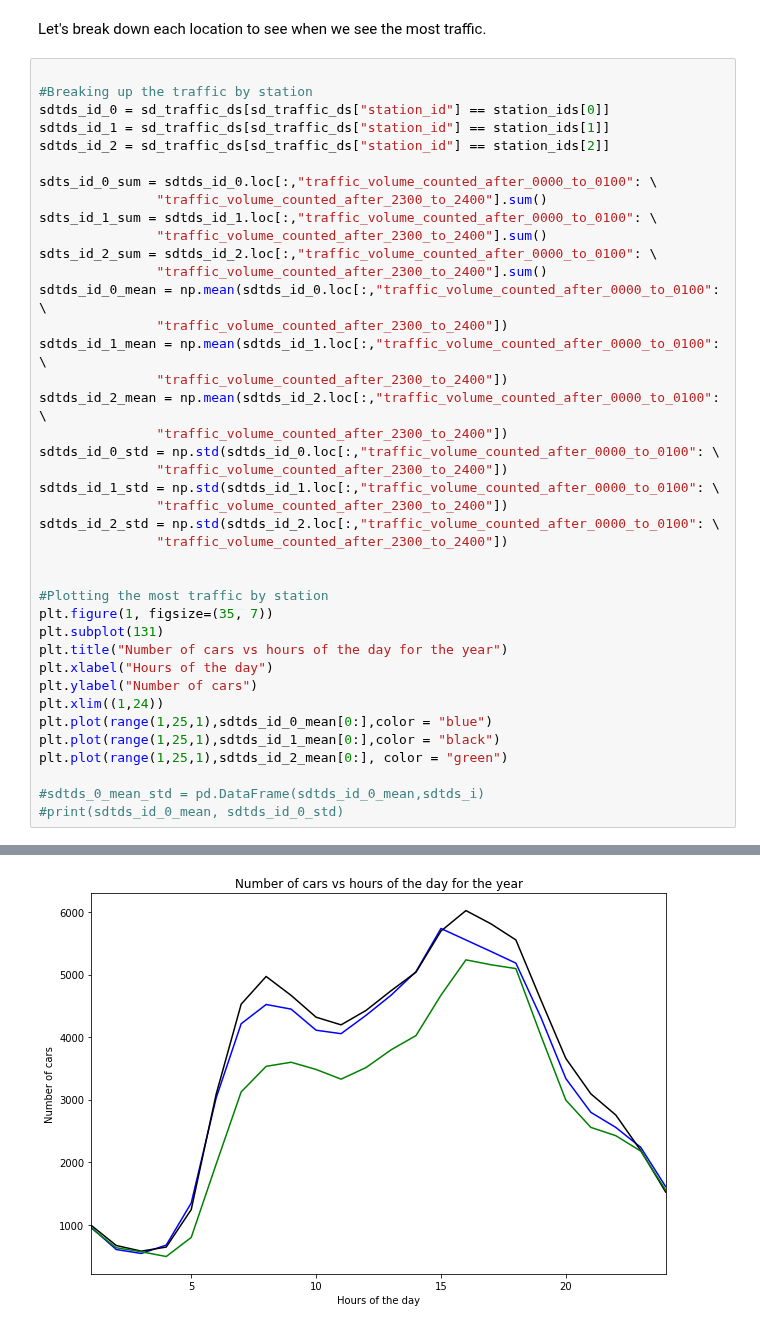
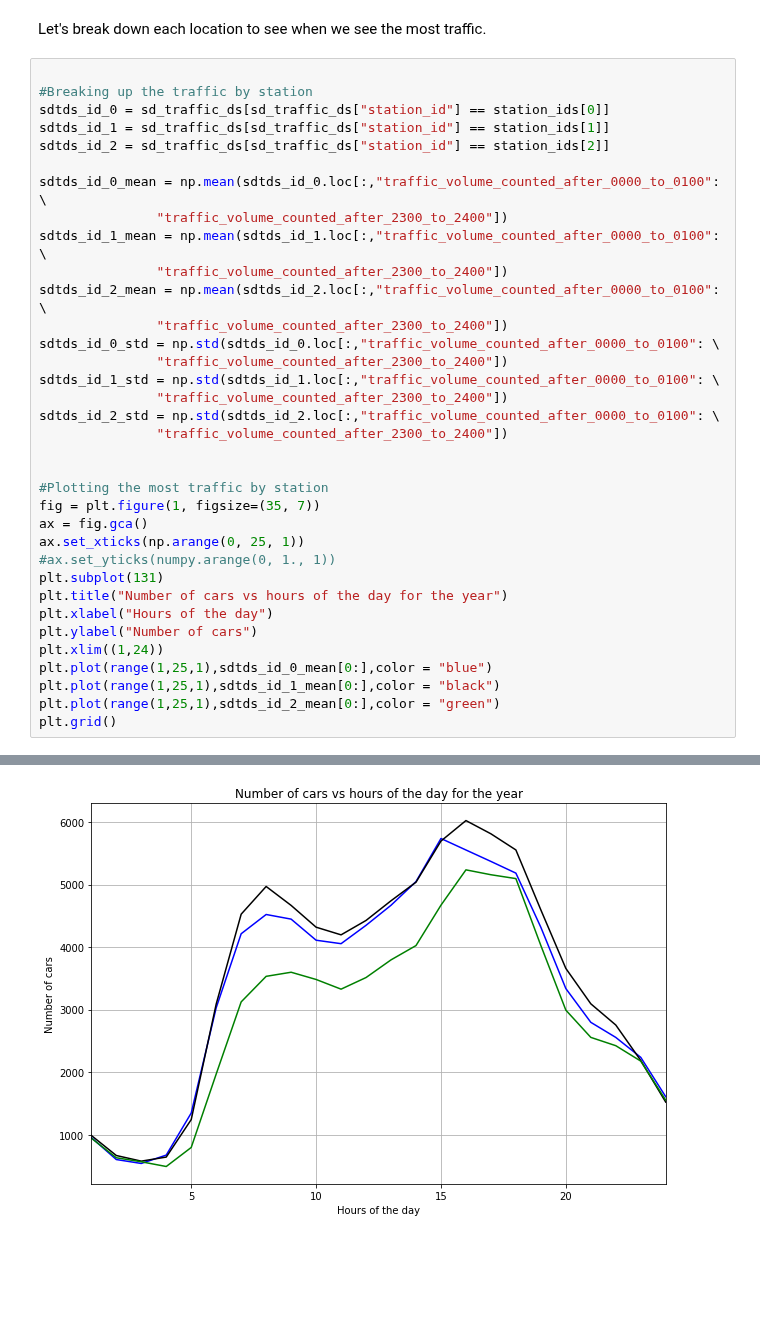
Before and after one commit to BigDataForSanDiego/2019-Team-201, a Jupyter notebook: Traffic/exploration-of-2015-traffic-dataset.ipynb, the cells around one changed output, grey strips where cells are left out. Cells and saved outputs as stored; diff of their text form; blank space fills up the shorter version.

```diff
--- a/Traffic/exploration-of-2015-traffic-dataset.ipynb
+++ b/Traffic/exploration-of-2015-traffic-dataset.ipynb
@@ -152,12 +152,6 @@ sdtds_id_0 = sd_traffic_ds[sd_traffic_ds["station_id"] == station_ids[0]]
 sdtds_id_1 = sd_traffic_ds[sd_traffic_ds["station_id"] == station_ids[1]]
 sdtds_id_2 = sd_traffic_ds[sd_traffic_ds["station_id"] == station_ids[2]]
 
-sdts_id_0_sum = sdtds_id_0.loc[:,"traffic_volume_counted_after_0000_to_0100": \
-               "traffic_volume_counted_after_2300_to_2400"].sum()
-sdts_id_1_sum = sdtds_id_1.loc[:,"traffic_volume_counted_after_0000_to_0100": \
-               "traffic_volume_counted_after_2300_to_2400"].sum()
-sdts_id_2_sum = sdtds_id_2.loc[:,"traffic_volume_counted_after_0000_to_0100": \
-               "traffic_volume_counted_after_2300_to_2400"].sum()
 sdtds_id_0_mean = np.mean(sdtds_id_0.loc[:,"traffic_volume_counted_after_0000_to_0100": \
                "traffic_volume_counted_after_2300_to_2400"])
 sdtds_id_1_mean = np.mean(sdtds_id_1.loc[:,"traffic_volume_counted_after_0000_to_0100": \
@@ -173,7 +167,10 @@ sdtds_id_2_std = np.std(sdtds_id_2.loc[:,"traffic_volume_counted_after_0000_to_0
 
 
 #Plotting the most traffic by station
-plt.figure(1, figsize=(35, 7))
+fig = plt.figure(1, figsize=(35, 7))
+ax = fig.gca()
+ax.set_xticks(np.arange(0, 25, 1))
+#ax.set_yticks(numpy.arange(0, 1., 1))
 plt.subplot(131)
 plt.title("Number of cars vs hours of the day for the year")
 plt.xlabel("Hours of the day")
@@ -181,8 +178,6 @@ plt.ylabel("Number of cars")
 plt.xlim((1,24))
 plt.plot(range(1,25,1),sdtds_id_0_mean[0:],color = "blue")
 plt.plot(range(1,25,1),sdtds_id_1_mean[0:],color = "black")
-plt.plot(range(1,25,1),sdtds_id_2_mean[0:], color = "green")
-
-#sdtds_0_mean_std = pd.DataFrame(sdtds_id_0_mean,sdtds_i)
-#print(sdtds_id_0_mean, sdtds_id_0_std)
+plt.plot(range(1,25,1),sdtds_id_2_mean[0:],color = "green")
+plt.grid()
 # %% [output]
@@ -190,4 +184,4 @@ plt.plot(range(1,25,1),sdtds_id_2_mean[0:], color = "green")
-[figure, old version]
+[figure, new version]
 # %% [markdown]
 The above graph looks at a summation of the total amount of traffic through out the year. It appears that every station tends to see it's lower amount of traffic between 12:00am and 5:00am.
 
```
Also changed, not shown: parts of 3 cells of this notebook.
